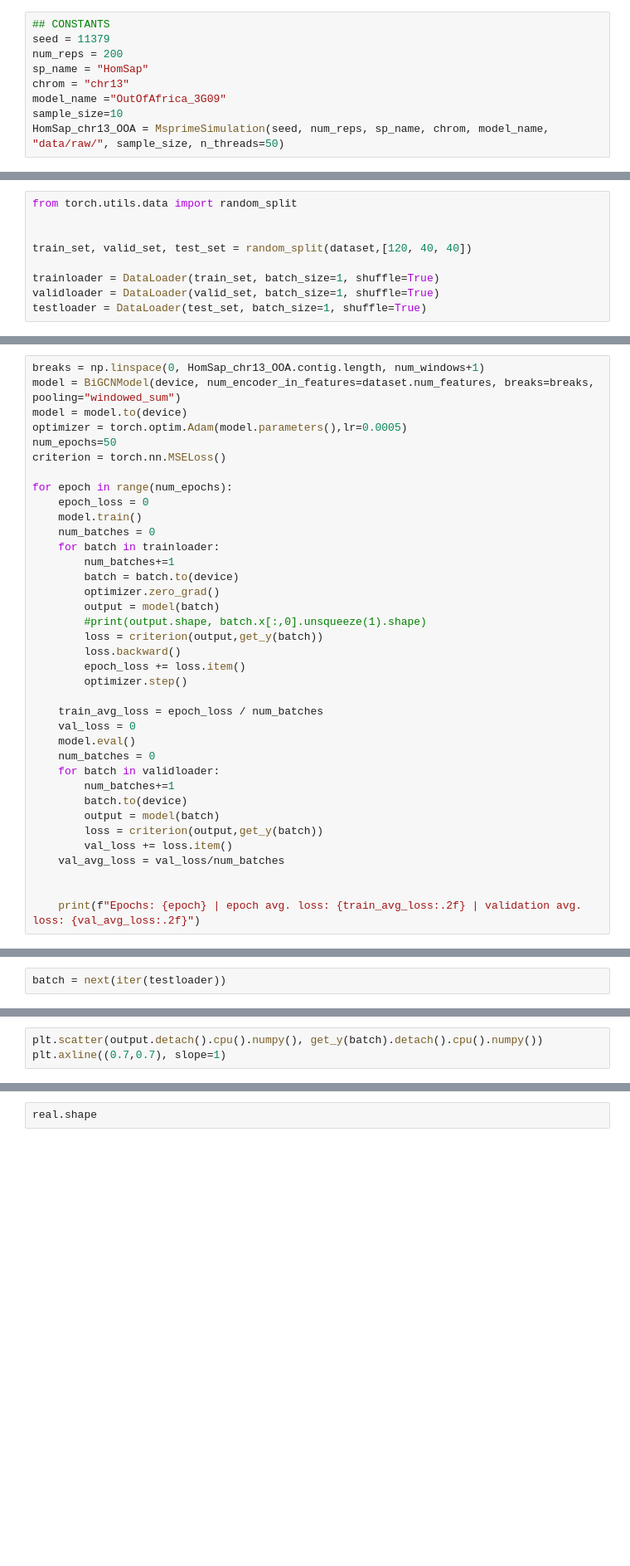
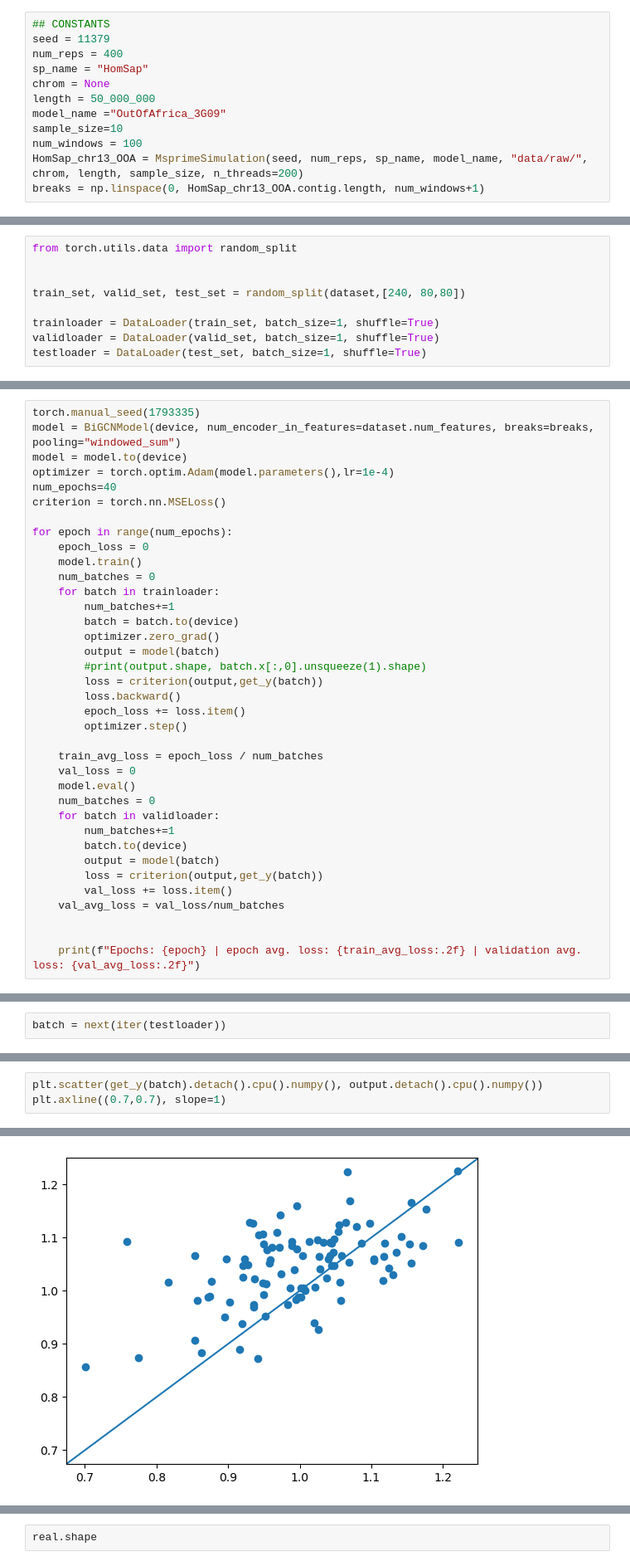
Before and after one commit to mufernando/gcn, a Jupyter notebook: first_gcn.ipynb, the cells around one changed output, grey strips where cells are left out. Shown at 83% size. Cells and saved outputs as stored; diff of their text form; blank space fills up the shorter version.

```diff
--- a/first_gcn.ipynb
+++ b/first_gcn.ipynb
@@ -21,12 +21,15 @@ cuda:0
 # %%
 ## CONSTANTS
 seed = 11379
-num_reps = 200
+num_reps = 400
 sp_name = "HomSap"
-chrom = "chr13"
+chrom = None
+length = 50_000_000
 model_name ="OutOfAfrica_3G09"
 sample_size=10
-HomSap_chr13_OOA = MsprimeSimulation(seed, num_reps, sp_name, chrom, model_name, "data/raw/", sample_size, n_threads=50)
+num_windows = 100
+HomSap_chr13_OOA = MsprimeSimulation(seed, num_reps, sp_name, model_name, "data/raw/", chrom, length, sample_size, n_threads=200)
+breaks = np.linspace(0, HomSap_chr13_OOA.contig.length, num_windows+1)
 # %%
 # Just exploring the output of convert_tseq
 from tsgcn.util import convert_tseq
@@ -53,7 +58,7 @@ dataset.len()
 from torch.utils.data import random_split
 
 
-train_set, valid_set, test_set = random_split(dataset,[120, 40, 40])
+train_set, valid_set, test_set = random_split(dataset,[240, 80,80])
 
 trainloader = DataLoader(train_set, batch_size=1, shuffle=True)
 validloader = DataLoader(valid_set, batch_size=1, shuffle=True)
@@ -63,11 +68,11 @@ def get_y(batch):
     #return batch.x[:,0].unsqueeze(1)
     return batch.y.unsqueeze(1)
 # %%
-breaks = np.linspace(0, HomSap_chr13_OOA.contig.length, num_windows+1)
+torch.manual_seed(1793335)
 model = BiGCNModel(device, num_encoder_in_features=dataset.num_features, breaks=breaks, pooling="windowed_sum")
 model = model.to(device)
-optimizer = torch.optim.Adam(model.parameters(),lr=0.0005)
-num_epochs=50
+optimizer = torch.optim.Adam(model.parameters(),lr=1e-4)
+num_epochs=40
 criterion = torch.nn.MSELoss()
 
 for epoch in range(num_epochs):
@@ -129,3 +171,4 @@ criterion(output, get_y(batch))
 # %%
-plt.scatter(output.detach().cpu().numpy(), get_y(batch).detach().cpu().numpy())
+plt.scatter(get_y(batch).detach().cpu().numpy(), output.detach().cpu().numpy())
 plt.axline((0.7,0.7), slope=1)
+# %% [output]
@@ -131,0 +176 @@ plt.axline((0.7,0.7), slope=1)
+[figure, added]
```
Also changed, not shown: parts of 13 cells of this notebook, 1 other file.
